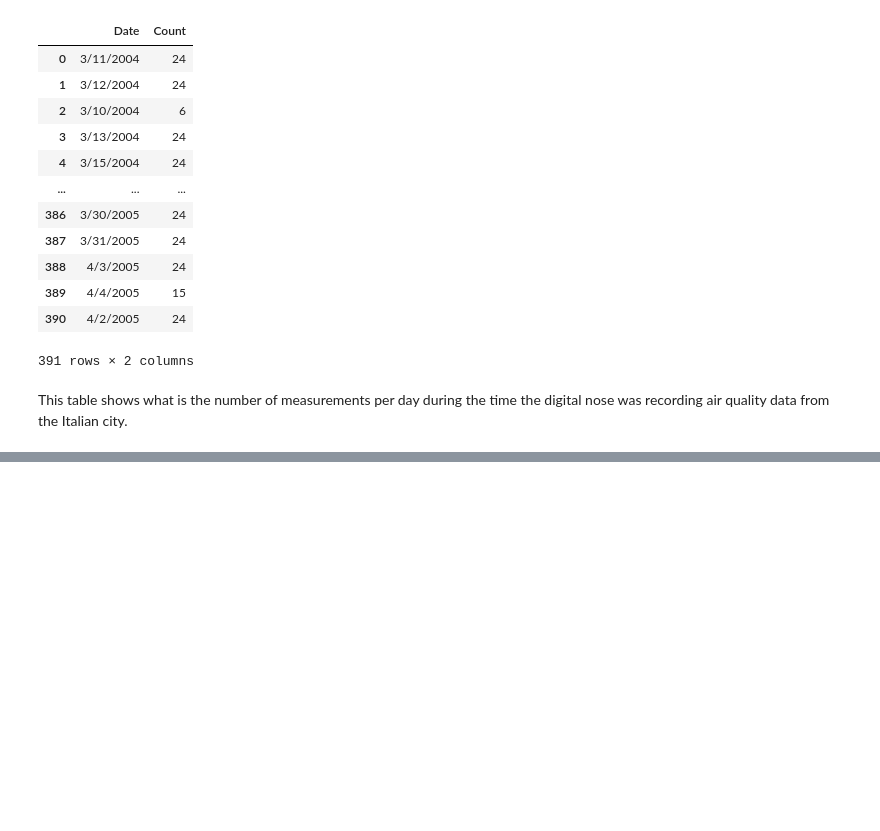
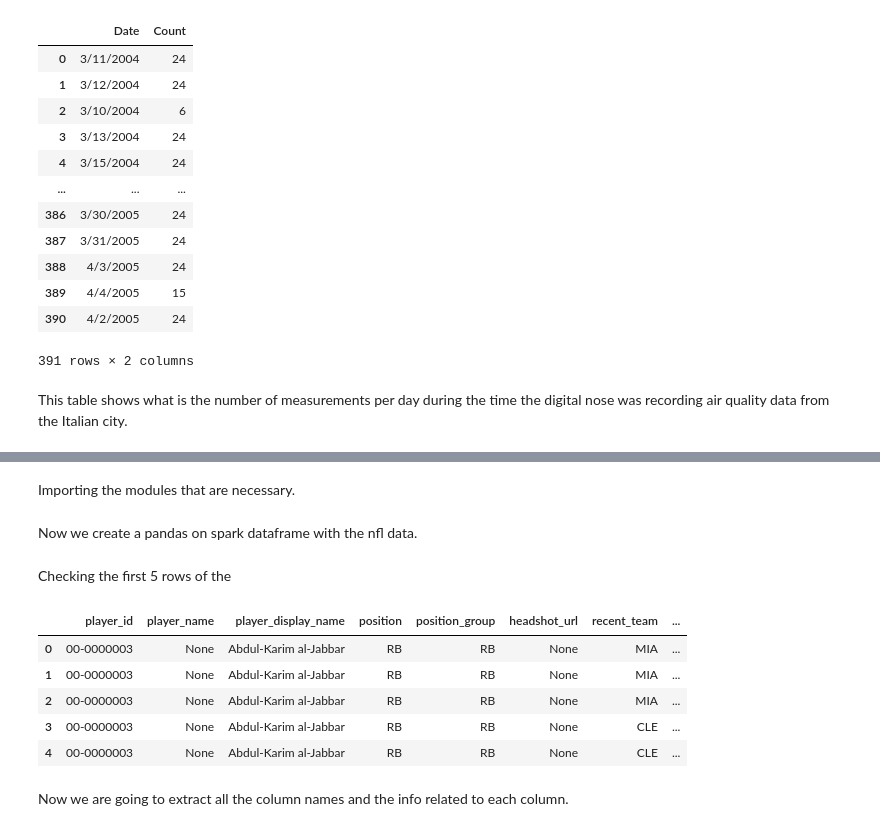
Before and after one commit to YefridC09/ST-554_Big_data_analysis, a Jupyter notebook: Project_2/Project2_Yefrid_Cordoba.ipynb, the cells around one changed output, grey strips where cells are left out. Saved outputs shown, nothing was run; the diff lists cells and outputs as text; code cells hidden in the pictures; blank space fills up the shorter version.

```diff
--- a/Project_2/Project2_Yefrid_Cordoba.ipynb
+++ b/Project_2/Project2_Yefrid_Cordoba.ipynb
@@ -259,0 +264,2 @@ This table shows what is the number of measurements per day during the time the
+# %% [markdown]
+Importing the modules that are necessary.
@@ -259,0 +272,2 @@ This table shows what is the number of measurements per day during the time the
+# %% [markdown]
+Now we create a pandas on spark dataframe with the nfl data.
@@ -259,0 +276,13 @@ This table shows what is the number of measurements per day during the time the
+# %% [markdown]
+Checking the first 5 rows of the
+# %%
+nfl_data.head()
+# %% [output]
+|  | player_id | player_name | player_display_name | position | position_group | headshot_url | recent_team | ... |
+| 0 | 00-0000003 | None | Abdul-Karim al-Jabbar | RB | RB | None | MIA | ... |
+| 1 | 00-0000003 | None | Abdul-Karim al-Jabbar | RB | RB | None | MIA | ... |
+| 2 | 00-0000003 | None | Abdul-Karim al-Jabbar | RB | RB | None | MIA | ... |
+| 3 | 00-0000003 | None | Abdul-Karim al-Jabbar | RB | RB | None | CLE | ... |
+| 4 | 00-0000003 | None | Abdul-Karim al-Jabbar | RB | RB | None | CLE | ... |
+# %% [markdown]
+Now we are going to extract all the column names and the info related to each column.
```
Also changed, not shown: parts of 24 cells of this notebook.
